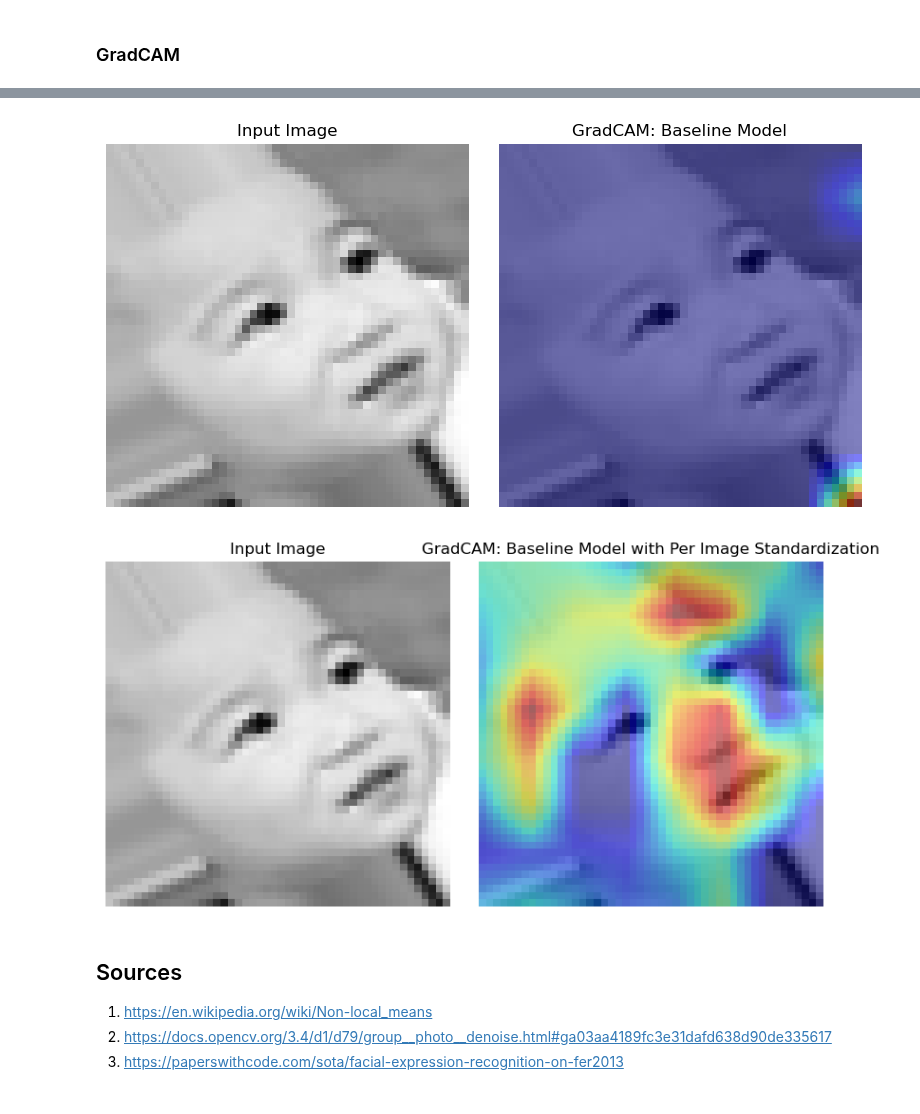
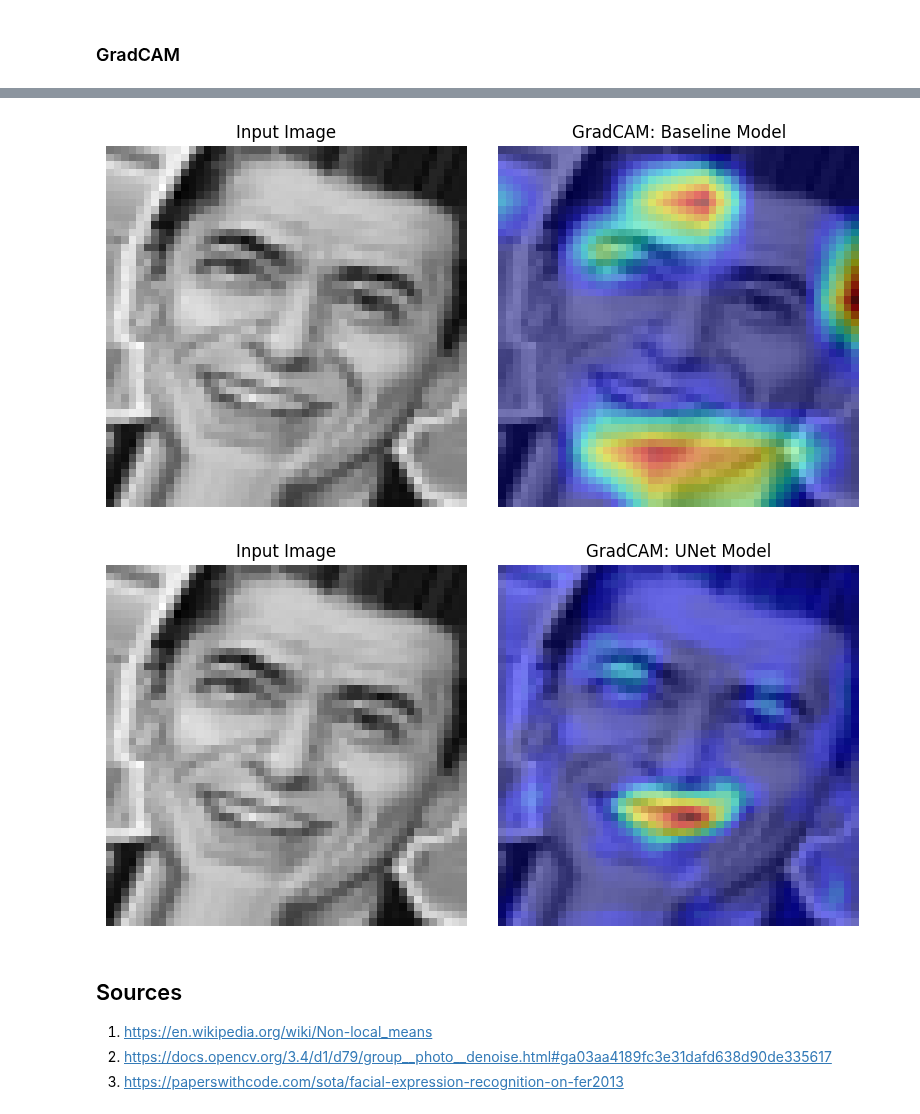
Before and after one commit to kayleeisokay/cs109b-final-project, a Jupyter notebook: MS3.ipynb, the cells around one changed output, grey strips where cells are left out. Saved outputs shown, nothing was run; the diff lists cells and outputs as text; code cells hidden in the pictures.

Commit message:
Added UNet Baseline Model

```diff
--- a/MS3.ipynb
+++ b/MS3.ipynb
@@ -863,7 +833,7 @@ GPU available
 # %% [markdown]
 The baseline model will follow a very basic model architecture taken from the Lab's code. We added one regularization layer and adjust the output layer, as well as the loss function to account for the classes in our data.
 # %%
-# Very basic model
+# very basic model
 def create_baseline_model(show_summary=False):
     inputs = Input(shape=(48, 48, 1))
 
@@ -883,7 +853,7 @@ def create_baseline_model(show_summary=False):
 
     model.compile(
         optimizer=Adam(learning_rate=0.001),
-        loss="sparse_categorical_crossentropy",
+        loss="categorical_crossentropy",
         metrics=["accuracy"],
     )
     if show_summary:
@@ -892,3 +862,12 @@ def create_baseline_model(show_summary=False):
     return model
 # %% [markdown]
 Training the most basic model with almost unprocessed data, just with the pixel values normalized.
+# %%
+baseline_model = create_baseline_model(show_summary=True)
+
+train_norm = baseline_train_datagen.map(lambda x, y: (x / 255.0, y))
+val_norm = baseline_val_datagen.map(lambda x, y: (x / 255.0, y))
+
+baseline_model_history = baseline_model.fit(
+    train_norm, epochs=15, validation_data=val_norm, verbose=1
+)
@@ -895,7 +972,7 @@ Training the most basic model with almost unprocessed data, just with the pixel
 # %%
-baseline_model = create_baseline_model(show_summary=True)
+baseline_std_model = create_baseline_model()
 
-baseline_model_history = baseline_model.fit(
-    baseline_train_datagen, epochs=15, validation_data=baseline_val_datagen, verbose=1
+baseline_std_model_history = baseline_std_model.fit(
+    train_std, epochs=15, validation_data=val_std, verbose=1
 )
 # %% [output]
@@ -1126,9 +1288,9 @@ def show_gradcam(model, img_array, true_class_idx, title):
     plt.show()
 
 # We'll pick one image and generate GradCAM for both baseline models!
-sample_img = clean_train_imgs[0:1]
+sample_img = clean_train_imgs[4:5]
 pred_class = np.argmax(baseline_model.predict(sample_img))
 
 show_gradcam(baseline_model, sample_img, pred_class, title="Baseline Model")
-show_gradcam(baseline_std_model, sample_img, pred_class, title="Baseline Model with Per Image Standardization")
+show_gradcam(unet_model, sample_img, pred_class, title="UNet Model")
 # %% [output]
@@ -1136,5 +1298,5 @@ show_gradcam(baseline_std_model, sample_img, pred_class, title="Baseline Model w
-[figure, old version]
+[figure, new version]
-[figure, old version]
+[figure, new version]
 # %% [markdown]
 ## Sources
 
```
Also changed, not shown: parts of 53 cells of this notebook, 2 other files.
